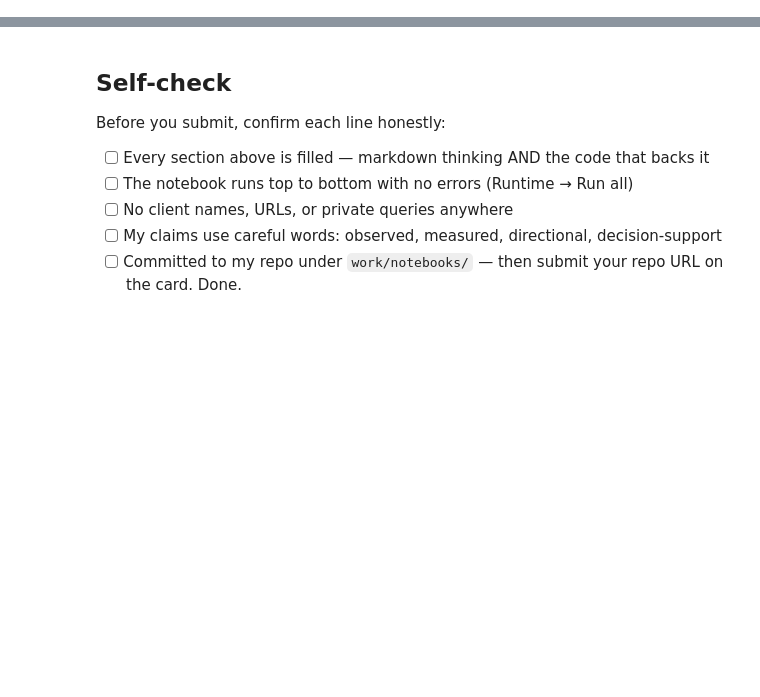
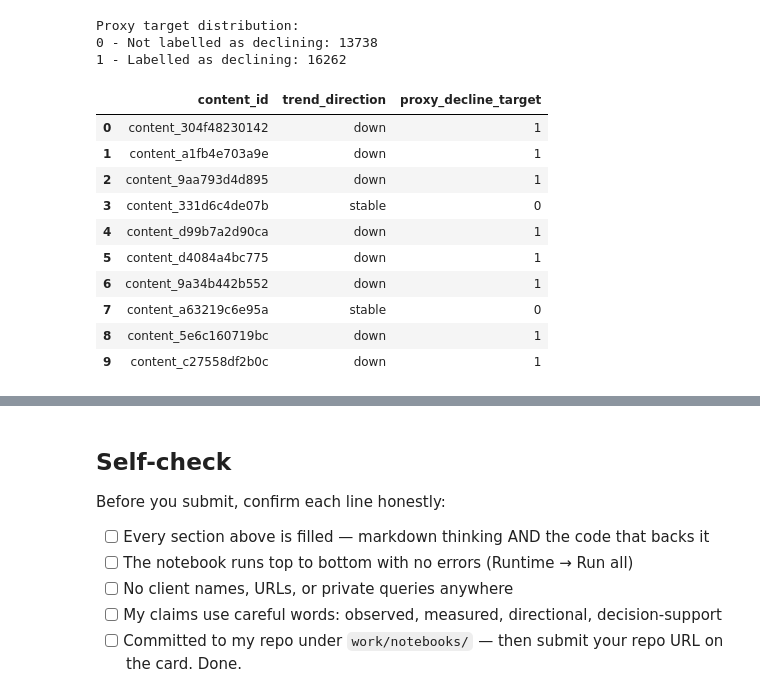
Before and after one commit to toBESkiii/FlyRank_AI_Intership, a Jupyter notebook: work/notebooks/w02_ml_task_framing.ipynb, the cells around one changed output, grey strips where cells are left out. Cells and saved outputs as stored; diff of their text form; code cells hidden in the pictures; blank space fills up the shorter version.

```diff
--- a/work/notebooks/w02_ml_task_framing.ipynb
+++ b/work/notebooks/w02_ml_task_framing.ipynb
@@ -43,0 +67,43 @@ This skeleton is yours to fill. Work the sections **in order** — each one has
+# %%
+# This cell is for CODE (numbers, a query, a check).
+# Write your text answer in the cell ABOVE this one — typing sentences here breaks Run All.
+# Create a separate dataframe for the framing exercise
+page_target_dataset = page_dataset.copy()
+
+# Create a temporary binary proxy target
+# 1 means the page is labelled as having a downward trend
+# 0 means the page is not labelled as having a downward trend
+page_target_dataset["proxy_decline_target"] = (
+    page_target_dataset["trend_direction"] == "down"
+).astype(int)
+
+# Count the number of pages in each target group
+target_counts = (
+    page_target_dataset["proxy_decline_target"]
+    .value_counts()
+    .sort_index()
+)
+
+print("Proxy target distribution:")
+print("0 - Not labelled as declining:", target_counts.get(0, 0))
+print("1 - Labelled as declining:", target_counts.get(1, 0))
+
+# Show what the target looks like for a few pseudonymised pages
+page_target_dataset[
+    ["content_id", "trend_direction", "proxy_decline_target"]
+].head(10)
+# %% [output]
+Proxy target distribution:
+0 - Not labelled as declining: 13738
+1 - Labelled as declining: 16262
+|  | content_id | trend_direction | proxy_decline_target |
+| 0 | content_304f48230142 | down | 1 |
+| 1 | content_a1fb4e703a9e | down | 1 |
+| 2 | content_9aa793d4d895 | down | 1 |
+| 3 | content_331d6c4de07b | stable | 0 |
+| 4 | content_d99b7a2d90ca | down | 1 |
+| 5 | content_d4084a4bc775 | down | 1 |
+| 6 | content_9a34b442b552 | down | 1 |
+| 7 | content_a63219c6e95a | stable | 0 |
+| 8 | content_5e6c160719bc | down | 1 |
+| 9 | content_c27558df2b0c | down | 1 |
```
Also changed, not shown: parts of 18 cells of this notebook.
